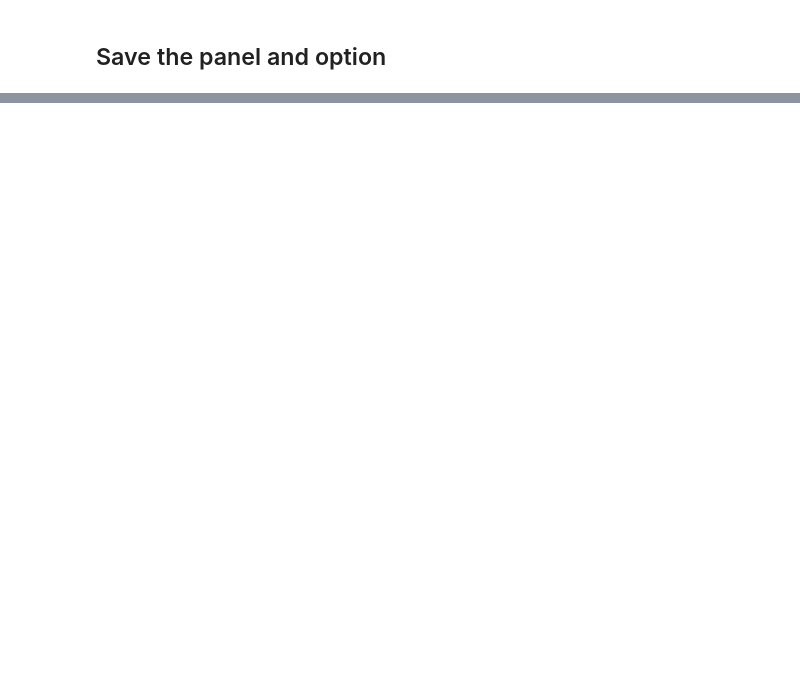
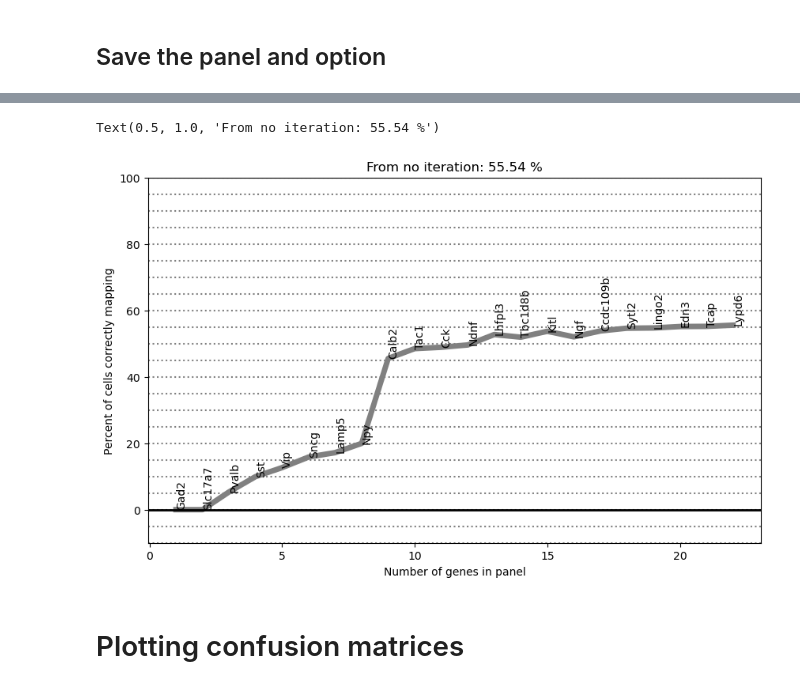
Before and after one commit to AllenNeuralDynamics/mfishtoolspy, a Jupyter notebook: notebooks/demo.ipynb, the cells around one changed output, grey strips where cells are left out. Drawn from its saved outputs; the diff is of its cells as text; code cells hidden in the pictures; blank space fills up the shorter version.

```diff
--- a/notebooks/demo.ipynb
+++ b/notebooks/demo.ipynb
@@ -412,0 +436,14 @@ with open(save_results_fn, 'w') as f:
+# %%
+keep_sampled_cells = annotation.query('mapping_label in @keep_mappings').index.values
+fig, ax = plt.subplots(figsize=(10,6))
+frac_noiter, ax = plotting.fraction_correct_with_genes(built_panel_no_iter,
+                map_data=tpm_log2.loc[run_genes, keep_sampled_cells].copy(),
+                median_data=tpm_median_per_mapping.loc[run_genes, keep_mappings].copy(),
+                cluster_call=annotation.loc[keep_sampled_cells, 'mapping_label'].copy(),
+                ax=ax)
+ax.set_title(f'From no iteration: {frac_noiter[-1]:.2f} %')
+# %% [output]
+Text(0.5, 1.0, 'From no iteration: 55.54 %')
+[figure, added]
+# %% [markdown]
+# Plotting confusion matrices
```
Also changed, not shown: parts of 27 cells of this notebook, 9 other files.
